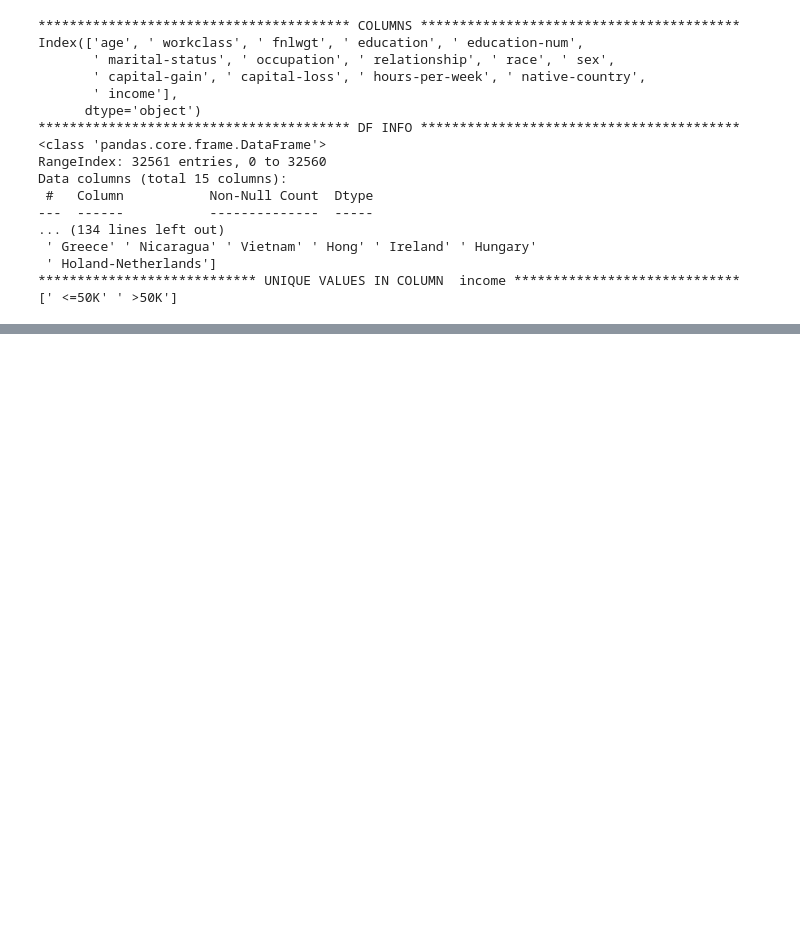
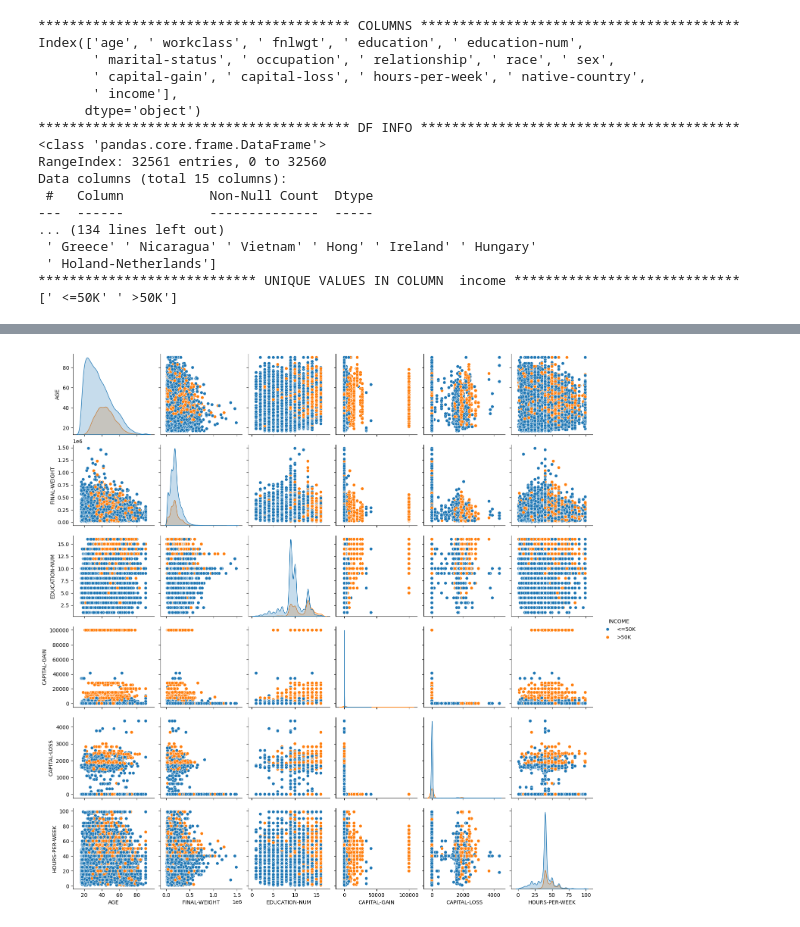
Before and after one commit to SerhatKaraman0/ds-ml-notebooks, a Jupyter notebook: ml-notebooks/ensemble_learning.ipynb, the cells around one changed output, grey strips where cells are left out. Cells and saved outputs as stored; diff of their text form; code cells hidden in the pictures; blank space fills up the shorter version.

```diff
--- a/ml-notebooks/ensemble_learning.ipynb
+++ b/ml-notebooks/ensemble_learning.ipynb
@@ -74,0 +134,4 @@ Data columns (total 15 columns):
+# %%
+df.columns = df.columns.str.upper()
+# %%
+df.rename(columns={"FNLWGT": "FINAL-WEIGHT"}, inplace=True)
@@ -74,0 +194,5 @@ Data columns (total 15 columns):
+# %%
+str_cols = df.select_dtypes(include='object').columns
+for col in str_cols:
+    print(col)
+    df[col] = df[col].str.strip()
@@ -74,0 +245,4 @@ Data columns (total 15 columns):
+# %%
+df["WORKCLASS"] = df["WORKCLASS"].replace("?", np.nan)
+df["OCCUPATION"] = df["OCCUPATION"].replace("?", np.nan)
+df["NATIVE-COUNTRY"] = df["NATIVE-COUNTRY"].replace("?", np.nan)
@@ -74,0 +268,5 @@ Data columns (total 15 columns):
+# %%
+sns.pairplot(df, hue="INCOME")
+plt.show()
+# %% [output]
+[figure, added]
```
Also changed, not shown: parts of 30 cells of this notebook, 6 other files.
